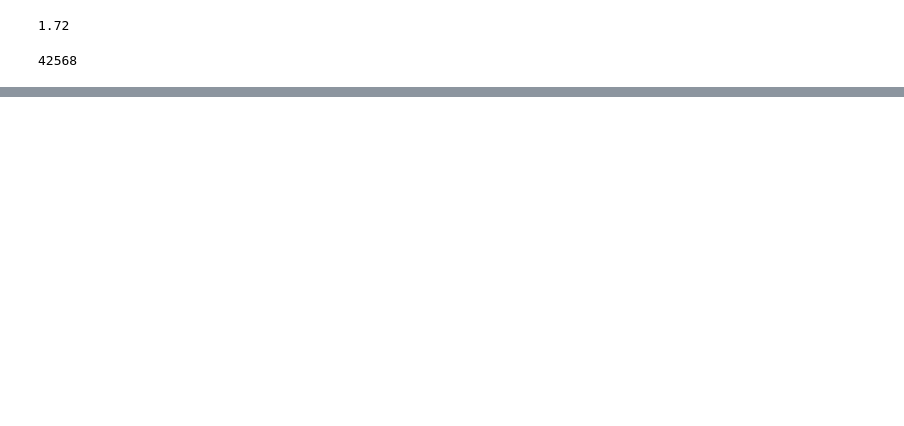
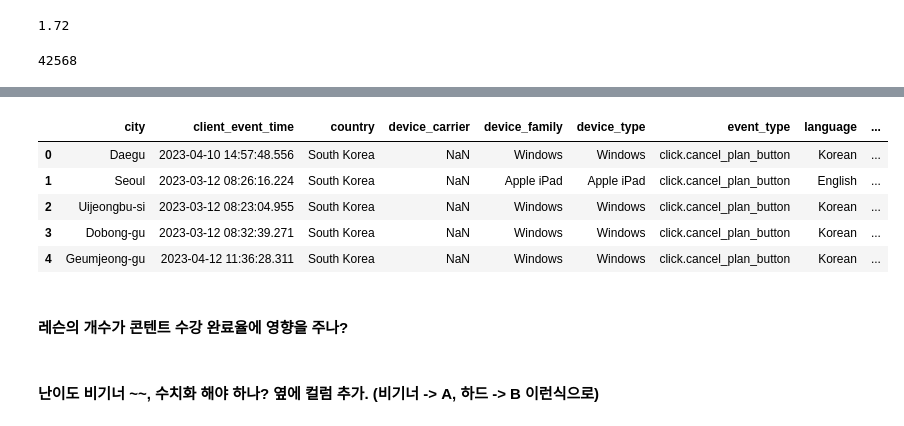
Before and after one commit to saeraniren/intermediate_project, a Jupyter notebook: yoochang_main.ipynb, the cells around one changed output, grey strips where cells are left out. Saved outputs shown, nothing was run; the diff lists cells and outputs as text; code cells hidden in the pictures; blank space fills up the shorter version.

```diff
--- a/yoochang_main.ipynb
+++ b/yoochang_main.ipynb
@@ -1706,0 +1980,14 @@ start_content_2022_2023['user_id'].nunique()
+# %%
+click_cancel_plan_button = pd.read_csv('C:/Users/syc09/Desktop/코드잇/중급프로젝트1/intermediate_project/data/click_cancel_plan_button.csv')
+click_cancel_plan_button.head()
+# %% [output]
+|  | city | client_event_time | country | device_carrier | device_family | device_type | event_type | language | ... |
+| 0 | Daegu | 2023-04-10 14:57:48.556 | South Korea | NaN | Windows | Windows | click.cancel_plan_button | Korean | ... |
+| 1 | Seoul | 2023-03-12 08:26:16.224 | South Korea | NaN | Apple iPad | Apple iPad | click.cancel_plan_button | English | ... |
+| 2 | Uijeongbu-si | 2023-03-12 08:23:04.955 | South Korea | NaN | Windows | Windows | click.cancel_plan_button | Korean | ... |
+| 3 | Dobong-gu | 2023-03-12 08:32:39.271 | South Korea | NaN | Windows | Windows | click.cancel_plan_button | Korean | ... |
+| 4 | Geumjeong-gu | 2023-04-12 11:36:28.311 | South Korea | NaN | Windows | Windows | click.cancel_plan_button | Korean | ... |
+# %% [markdown]
+#### 레슨의 개수가 콘텐트 수강 완료율에 영향을 주나?
+# %% [markdown]
+#### 난이도 비기너 ~~, 수치화 해야 하나? 옆에 컬럼 추가. (비기너 -> A, 하드 -> B 이런식으로)
```
Also changed, not shown: parts of 38 cells of this notebook.
